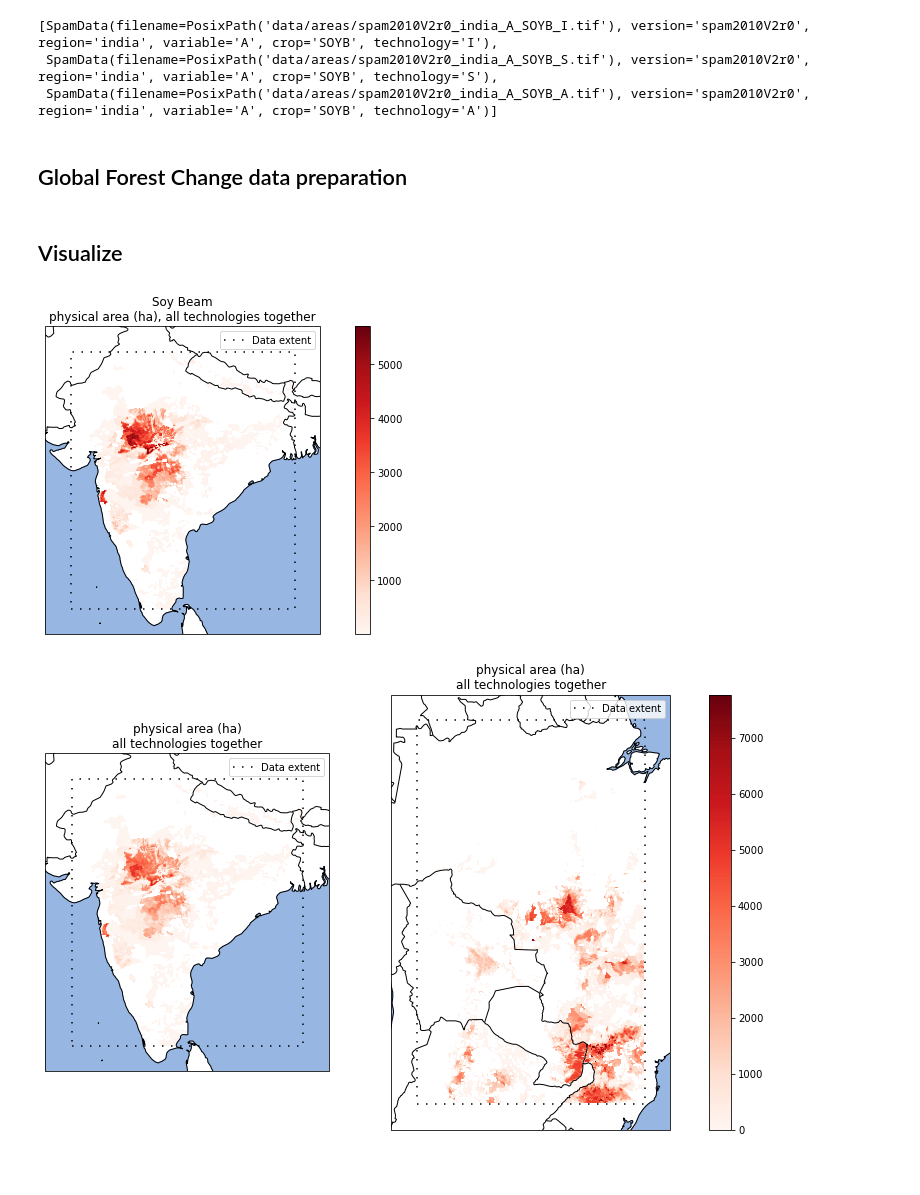
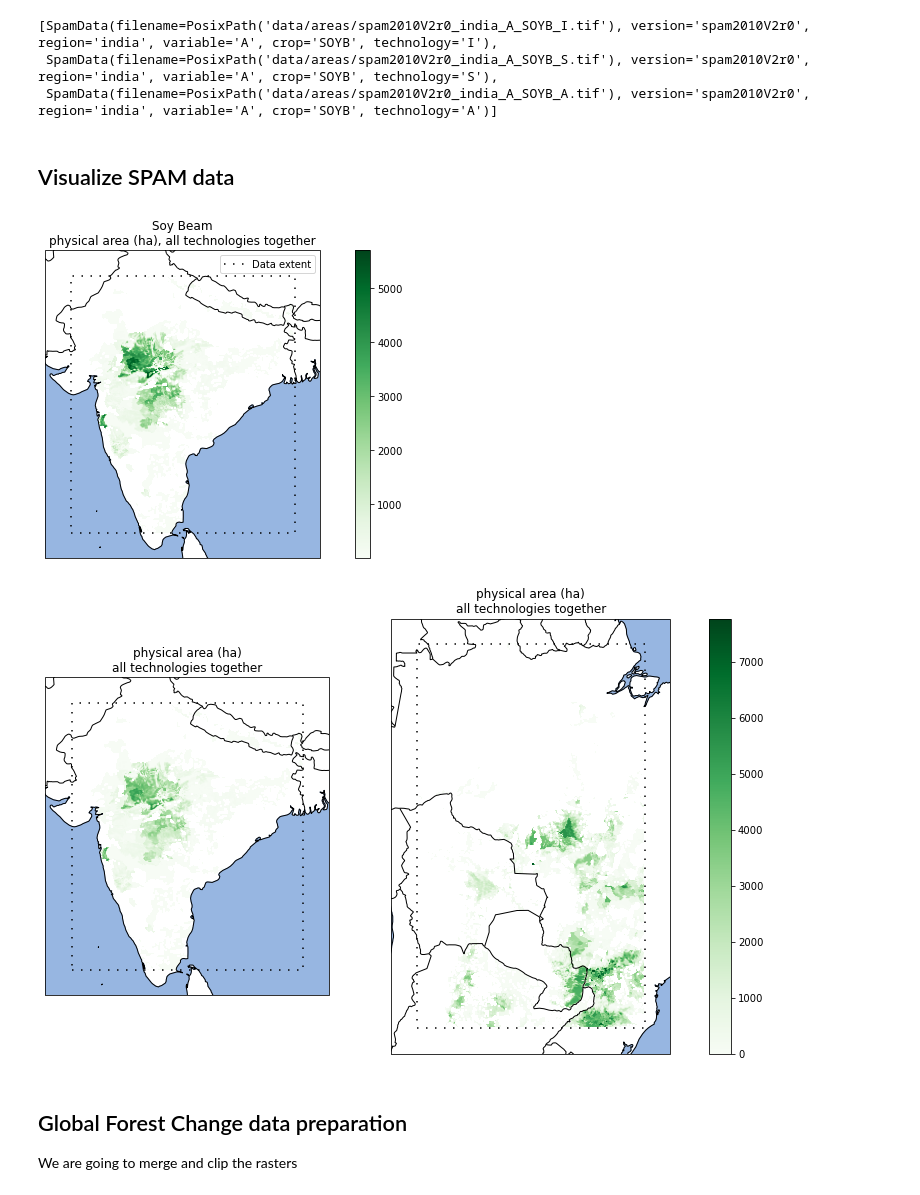
Before and after one commit to BielStela/vizzuality_challenge, a Jupyter notebook: challenge.ipynb, the cells around one changed output. Saved outputs shown, nothing was run; the diff lists cells and outputs as text; code cells hidden in the pictures.

Commit message:
Updates notebook with Global Forest Loss data cleanup and org

```diff
--- a/challenge.ipynb
+++ b/challenge.ipynb
@@ -135,12 +137,10 @@ Now we can filter things out easily
 [SpamData(filename=PosixPath('data/areas/spam2010V2r0_india_A_SOYB_I.tif'), version='spam2010V2r0', region='india', variable='A', crop='SOYB', technology='I'),
  SpamData(filename=PosixPath('data/areas/spam2010V2r0_india_A_SOYB_S.tif'), version='spam2010V2r0', region='india', variable='A', crop='SOYB', technology='S'),
  SpamData(filename=PosixPath('data/areas/spam2010V2r0_india_A_SOYB_A.tif'), version='spam2010V2r0', region='india', variable='A', crop='SOYB', technology='A')]
-# %% [markdown]
-## Global Forest Change data preparation
 # %% [markdown]
-## Visualize
+## Visualize SPAM data
 # %%
-def plot_map_on_ax(ax, raster_filename, areas, proj, **imshow_kwargs):
+def plot_map_on_ax(ax, raster_filename, areas, proj, mask_value=0, **imshow_kwargs):
     with rio.open(raster_filename, "r") as src:
         im = src.read(1)
         extent = rio.plot.plotting_extent(src)
@@ -152,31 +152,31 @@ def plot_map_on_ax(ax, raster_filename, areas, proj, **imshow_kwargs):
 
     # add data extend boundary from areas.geojson
     areas_ax = areas.to_crs(proj.proj4_init).boundary.plot(ax=ax, linestyle=(0, (1, 5)), color="k", label="Data extent")
-    ax.legend()
 
-    # don't draw pixels with 0 value and no data (-1)
-    im[im <= 0] = np.nan
+
+    im = np.ma.masked_where(im <= mask_value, im)
+
     # rasterio.plot.show() doesn't work well when using cartopy
     # so using the cartopy patched imshow() instead
     im_ax = ax.imshow(im, transform=proj, extent=extent, **imshow_kwargs)
     ax.add_feature(cartopy.feature.BORDERS)
     ax.add_feature(cartopy.feature.COASTLINE)
     ax.add_feature(cartopy.feature.OCEAN)
-    return im_ax
+    return im_ax, areas_ax
 
 
-def plot_spam_data(raster: SpamData):
+def plot_spam_data(raster: SpamData, **imshow_kwargs):
     fig = plt.figure(figsize=(10, 5))
     proj = ccrs.PlateCarree()  # sets the cartopy map projection
     ax = fig.add_subplot(111, projection=proj)
 
-    im_ax = plot_map_on_ax(ax, raster.filename, areas, proj, cmap="Reds")
-
+    im_ax, _ = plot_map_on_ax(ax, raster.filename, areas, proj, **imshow_kwargs)
+    ax.legend()
     fig.colorbar(im_ax, ax=ax)
     ax.set_title(f"Soy Beam\n{raster.get_description()}")
     plt.tight_layout()
 # %%
-plot_spam_data(rasters[4])
+plot_spam_data(rasters[4], cmap="Greens")
 # %% [output]
-[figure, old version]
+[figure, new version]
 # %%
@@ -207,7 +207,10 @@ def compare_rasters(rasters: list[SpamData]):
     # set the colorbar for the last processed raster
     fig.colorbar(im_ax, ax=[ax1, ax2])
 # %%
-area_all_tech = get_rasters_by_codes(rasters, var="A", tech="A")
+area_all_tech = get_SPAM_rasters_by_codes(rasters, var="A", tech="A")
 compare_rasters(area_all_tech)
 # %% [output]
-[figure, old version]
+[figure, new version]
+# %% [markdown]
+## Global Forest Change data preparation
+We are going to merge and clip the rasters
```
Also changed, not shown: parts of 17 cells of this notebook.
